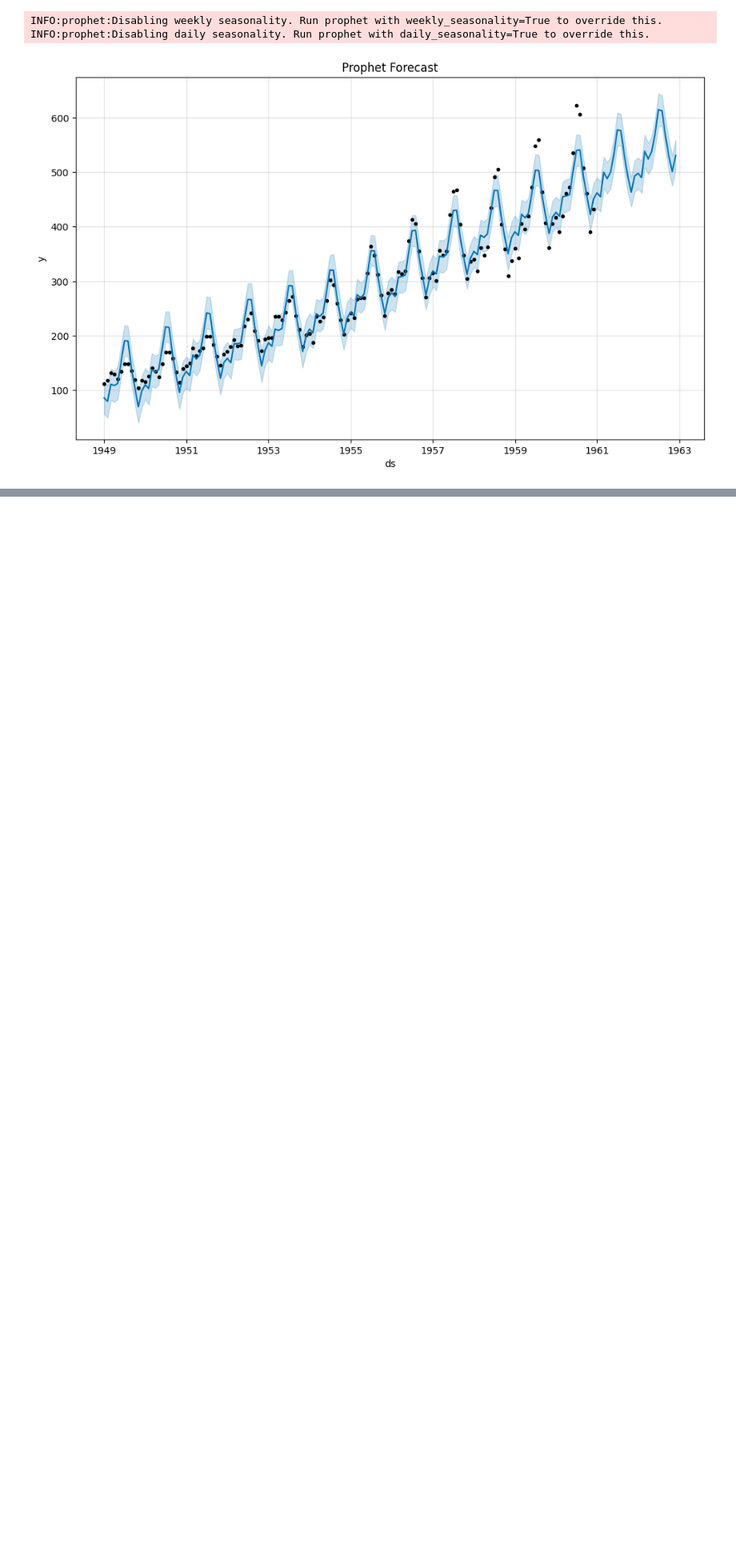
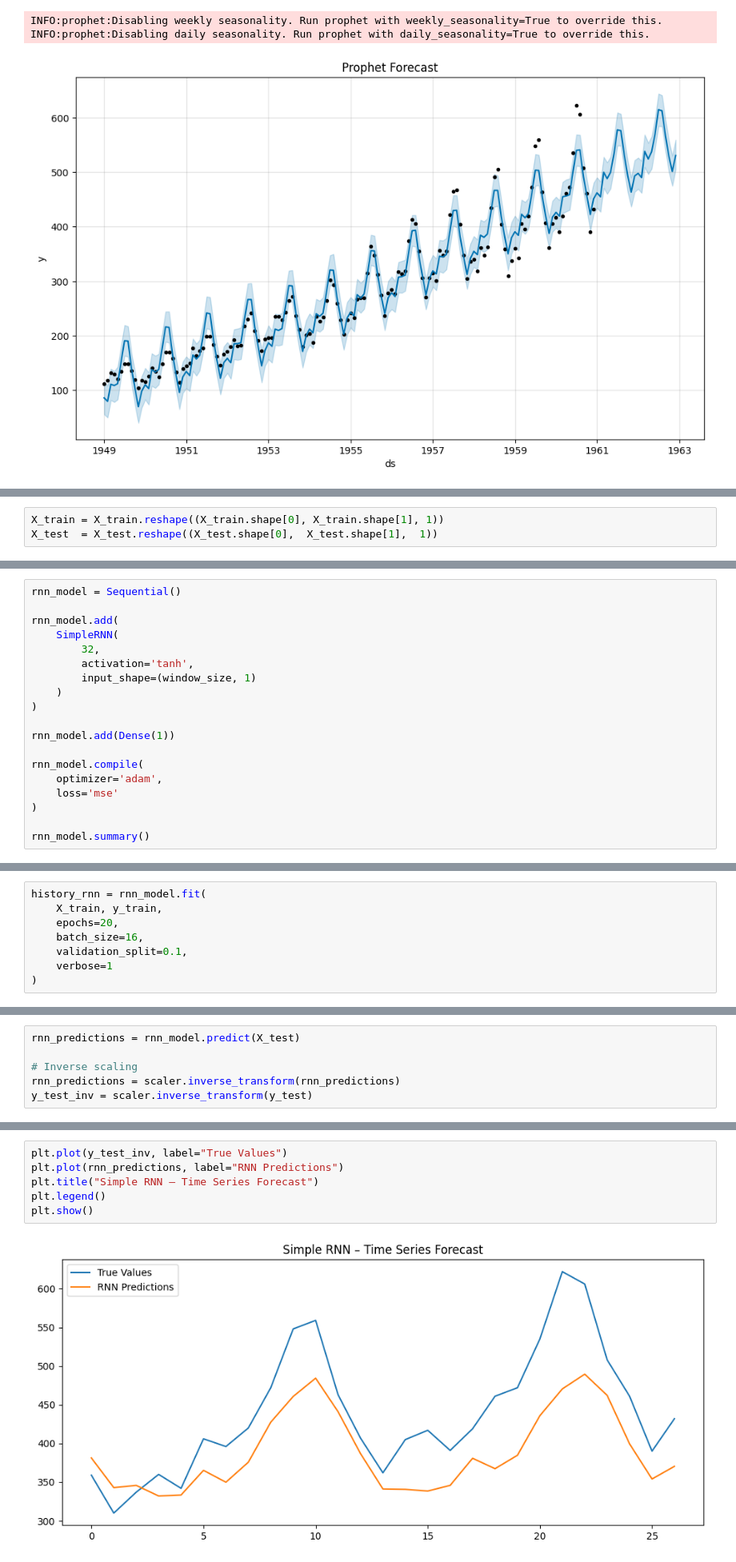
Before and after one commit to MehrdadJalali-AI/Statistics-and-Machine-Learning, a Jupyter notebook: InClass/Chapter_3_Time_Series_Full_Tutorial.ipynb, the cells around one changed output, grey strips where cells are left out. Shown at 80% size. Saved outputs shown, nothing was run; the diff lists cells and outputs as text; blank space fills up the shorter version.

```diff
--- a/InClass/Chapter_3_Time_Series_Full_Tutorial.ipynb
+++ b/InClass/Chapter_3_Time_Series_Full_Tutorial.ipynb
@@ -236,0 +259,3 @@ INFO:prophet:Disabling daily seasonality. Run prophet with daily_seasonality=Tru
+# %%
+X_train = X_train.reshape((X_train.shape[0], X_train.shape[1], 1))
+X_test  = X_test.reshape((X_test.shape[0],  X_test.shape[1],  1))
@@ -236,0 +265,19 @@ INFO:prophet:Disabling daily seasonality. Run prophet with daily_seasonality=Tru
+# %%
+rnn_model = Sequential()
+
+rnn_model.add(
+    SimpleRNN(
+        32,
+        activation='tanh',
+        input_shape=(window_size, 1)
+    )
+)
+
+rnn_model.add(Dense(1))
+
+rnn_model.compile(
+    optimizer='adam',
+    loss='mse'
+)
+
+rnn_model.summary()
@@ -236,0 +296,8 @@ INFO:prophet:Disabling daily seasonality. Run prophet with daily_seasonality=Tru
+# %%
+history_rnn = rnn_model.fit(
+    X_train, y_train,
+    epochs=20,
+    batch_size=16,
+    validation_split=0.1,
+    verbose=1
+)
@@ -236,0 +322,6 @@ INFO:prophet:Disabling daily seasonality. Run prophet with daily_seasonality=Tru
+# %%
+rnn_predictions = rnn_model.predict(X_test)
+
+# Inverse scaling
+rnn_predictions = scaler.inverse_transform(rnn_predictions)
+y_test_inv = scaler.inverse_transform(y_test)
@@ -237,3 +330,11 @@ INFO:prophet:Disabling daily seasonality. Run prophet with daily_seasonality=Tru
+# %%
+plt.plot(y_test_inv, label="True Values")
+plt.plot(rnn_predictions, label="RNN Predictions")
+plt.title("Simple RNN – Time Series Forecast")
+plt.legend()
+plt.show()
+# %% [output]
+[figure, added]
 # %% [markdown]
 
 ## 9. Key Takeaways
```
Also changed, not shown: parts of 7 cells of this notebook.
